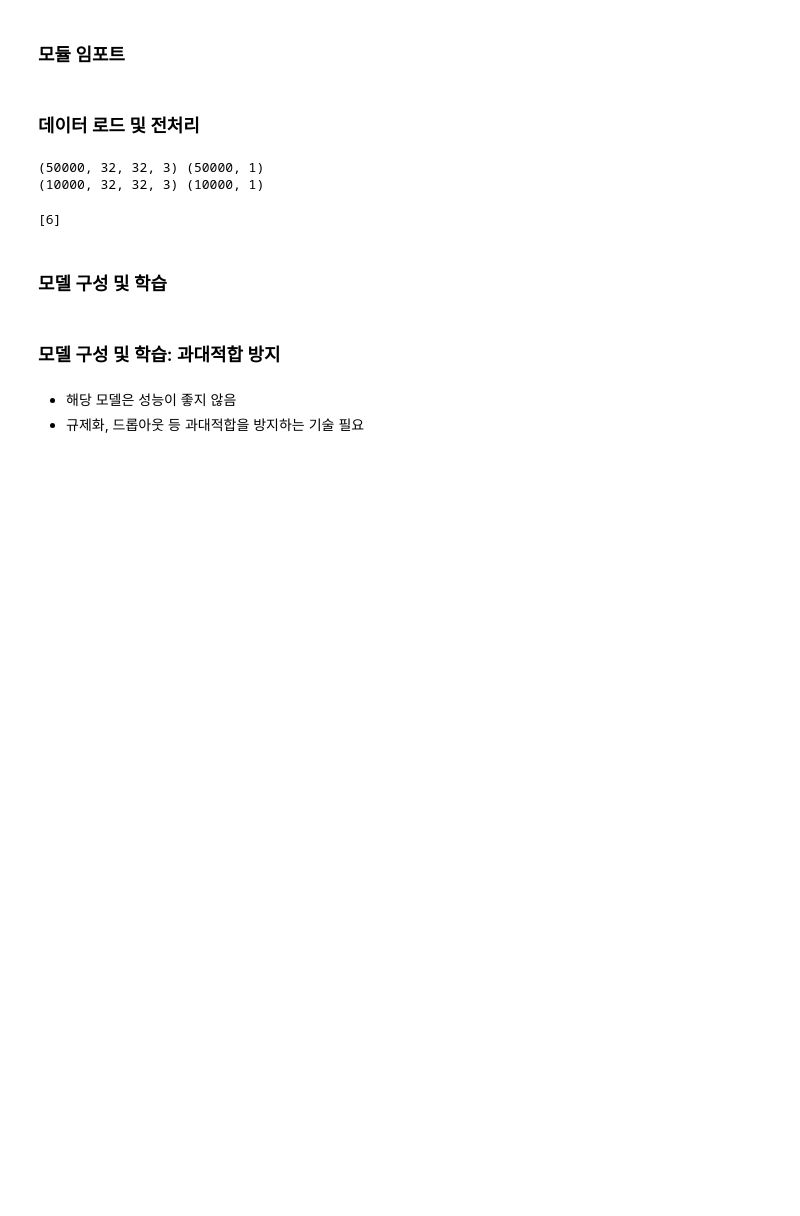
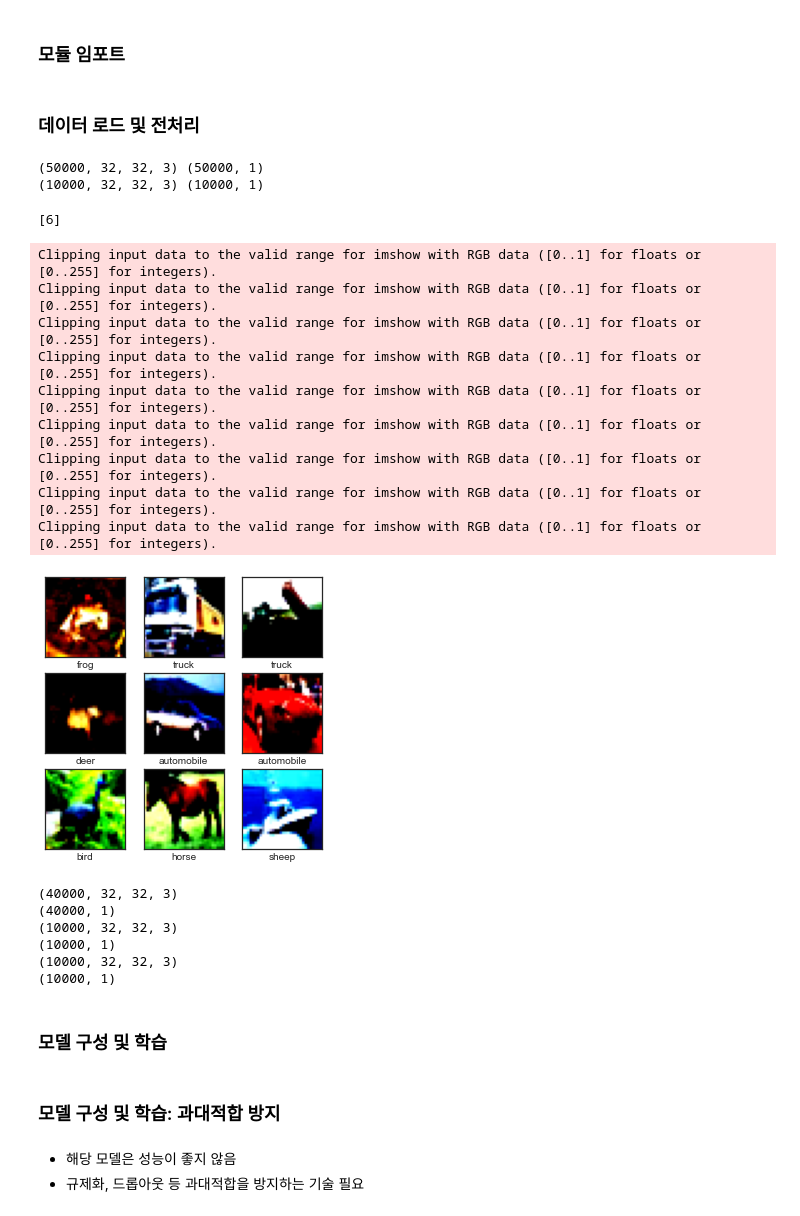
Before and after one commit to 201815054/PythonStudy2, a Jupyter notebook: _컨볼루션_신경망_한번에_끝내기.ipynb, the cells around one changed output. Drawn from its saved outputs; the diff is of its cells as text; code cells hidden in the pictures; blank space fills up the shorter version.

```diff
--- a/_컨볼루션_신경망_한번에_끝내기.ipynb
+++ b/_컨볼루션_신경망_한번에_끝내기.ipynb
@@ -892,13 +892,53 @@ print(y_test[5])
 # %%
 class_names = ['airplane','automobile','bird','cat','deer',
               'dog','frog','horse','sheep','truck']
 
-random_idx = np.random.randint(50000,size=9)
+random_idx = np.random.randint(50000,size=9) # 사이즈를 9개만 가져옴 5만개중에
 
-plt.figure(figsize=(5,5))
+plt.figure(figsize=(5,5)) # 어떤모양인지..
 for i, idx in enumerate(random_idx):
-    plt.subplto(3,3,i+1)
-    plt
+    plt.subplot(3,3,i+1)
+    plt.xticks([])
+    plt.yticks([])
+    plt.imshow(x_train_full[i])
+    plt.xlabel(class_names[int(y_train_full[i])])
+
+plt.show()
+# %% [output]
+Clipping input data to the valid range for imshow with RGB data ([0..1] for floats or [0..255] for integers).
+Clipping input data to the valid range for imshow with RGB data ([0..1] for floats or [0..255] for integers).
+Clipping input data to the valid range for imshow with RGB data ([0..1] for floats or [0..255] for integers).
+Clipping input data to the valid range for imshow with RGB data ([0..1] for floats or [0..255] for integers).
+Clipping input data to the valid range for imshow with RGB data ([0..1] for floats or [0..255] for integers).
+Clipping input data to the valid range for imshow with RGB data ([0..1] for floats or [0..255] for integers).
+Clipping input data to the valid range for imshow with RGB data ([0..1] for floats or [0..255] for integers).
+Clipping input data to the valid range for imshow with RGB data ([0..1] for floats or [0..255] for integers).
+Clipping input data to the valid range for imshow with RGB data ([0..1] for floats or [0..255] for integers).
+[figure, added]
+# %%
+x_mean = np.mean(x_train_full, axis=(0,1,2))
+x_std=np.std(x_train_full, axis=(0,1,2))
+
+x_train_full = (x_train_full - x_mean) / x_std
+x_test = (x_test - x_mean) / x_std
+
+x_train, x_val, y_train, y_val = train_test_split(x_train_full,y_train_full,test_size=0.2)
+
+print(x_train.shape)
+print(y_train.shape)
+
+print(x_val.shape)
+print(y_val.shape)
+
+print(x_test.shape)
+print(y_test.shape)
+# %% [output]
+(40000, 32, 32, 3)
+(40000, 1)
+(10000, 32, 32, 3)
+(10000, 1)
+(10000, 32, 32, 3)
+(10000, 1)
 # %% [markdown]
 ### 모델 구성 및 학습
 # %% [markdown]
```
Also changed, not shown: 2 other files.
